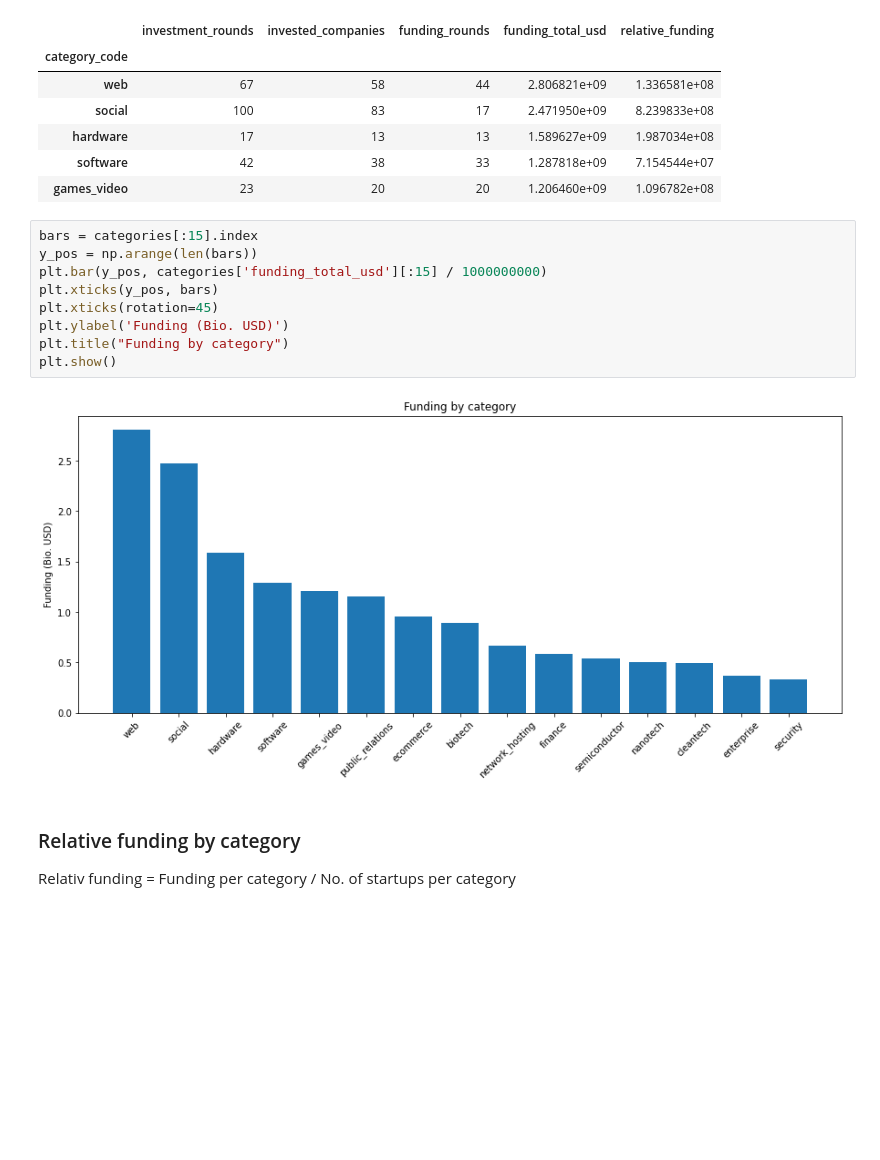
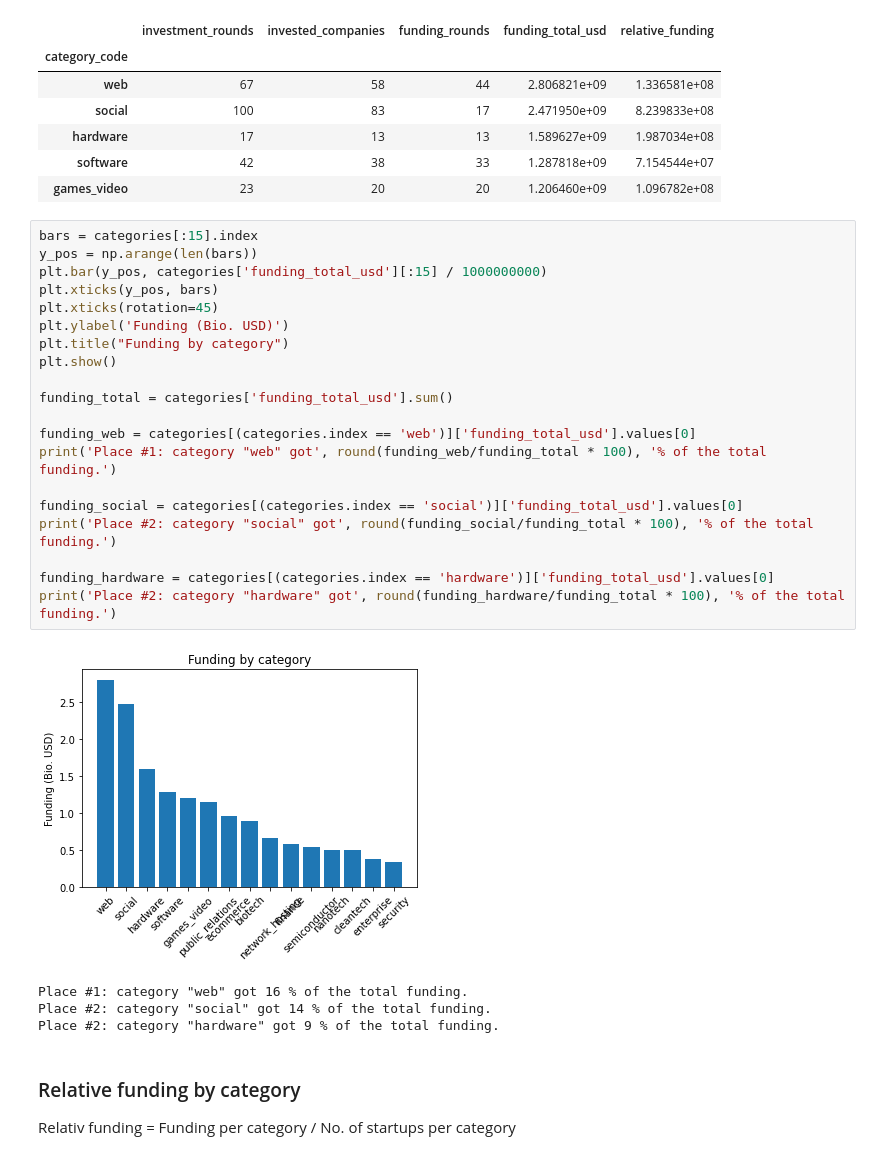
Before and after one commit to schmuecker/statistics-course, a Jupyter notebook: startup-analysis/fundings_analysis.ipynb, the cells around one changed output. Cells and saved outputs as stored; diff of their text form; blank space fills up the shorter version.

```diff
--- a/startup-analysis/fundings_analysis.ipynb
+++ b/startup-analysis/fundings_analysis.ipynb
@@ -99,14 +135,28 @@ categories.head(5)
 # %%
 bars = categories[:15].index
 y_pos = np.arange(len(bars))
 plt.bar(y_pos, categories['funding_total_usd'][:15] / 1000000000)
 plt.xticks(y_pos, bars)
 plt.xticks(rotation=45)
 plt.ylabel('Funding (Bio. USD)')
 plt.title("Funding by category")
 plt.show()
+
+funding_total = categories['funding_total_usd'].sum()
+
+funding_web = categories[(categories.index == 'web')]['funding_total_usd'].values[0]
+print('Place #1: category "web" got', round(funding_web/funding_total * 100), '% of the total funding.')
+
+funding_social = categories[(categories.index == 'social')]['funding_total_usd'].values[0]
+print('Place #2: category "social" got', round(funding_social/funding_total * 100), '% of the total funding.')
+
+funding_hardware = categories[(categories.index == 'hardware')]['funding_total_usd'].values[0]
+print('Place #2: category "hardware" got', round(funding_hardware/funding_total * 100), '% of the total funding.')
 # %% [output]
-[figure, old version]
+[figure, new version]
+Place #1: category "web" got 16 % of the total funding.
+Place #2: category "social" got 14 % of the total funding.
+Place #2: category "hardware" got 9 % of the total funding.
 # %% [markdown]
 ### Relative funding by category
 Relativ funding = Funding per category / No. of startups per category
```
Also changed, not shown: parts of 9 cells of this notebook.
